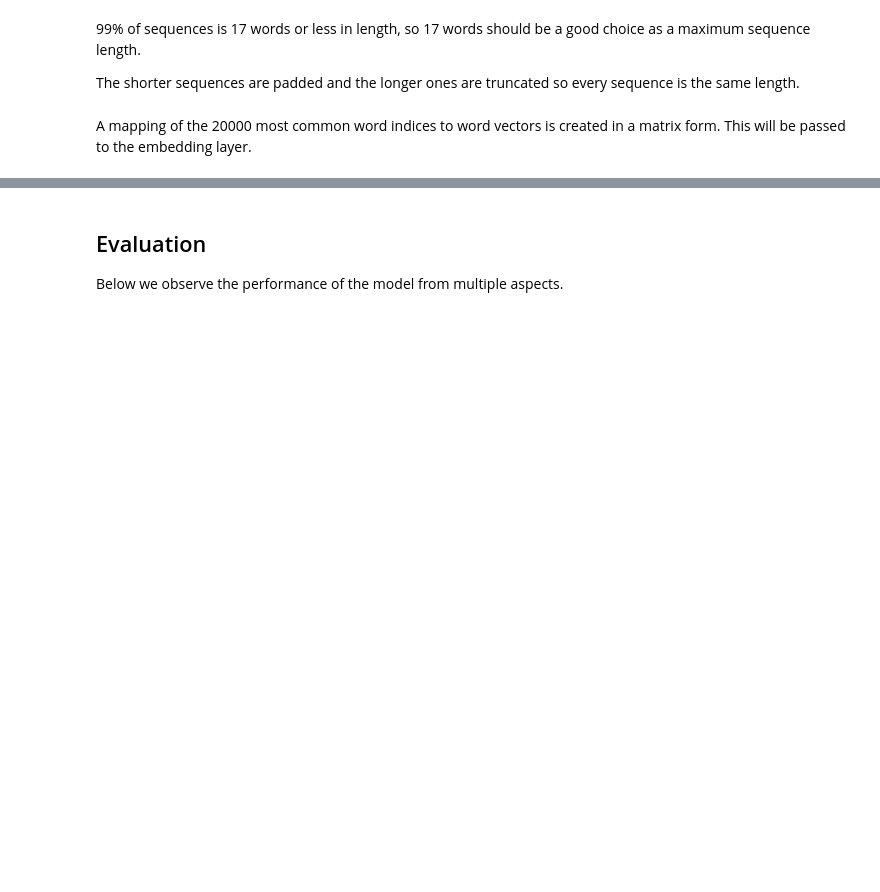
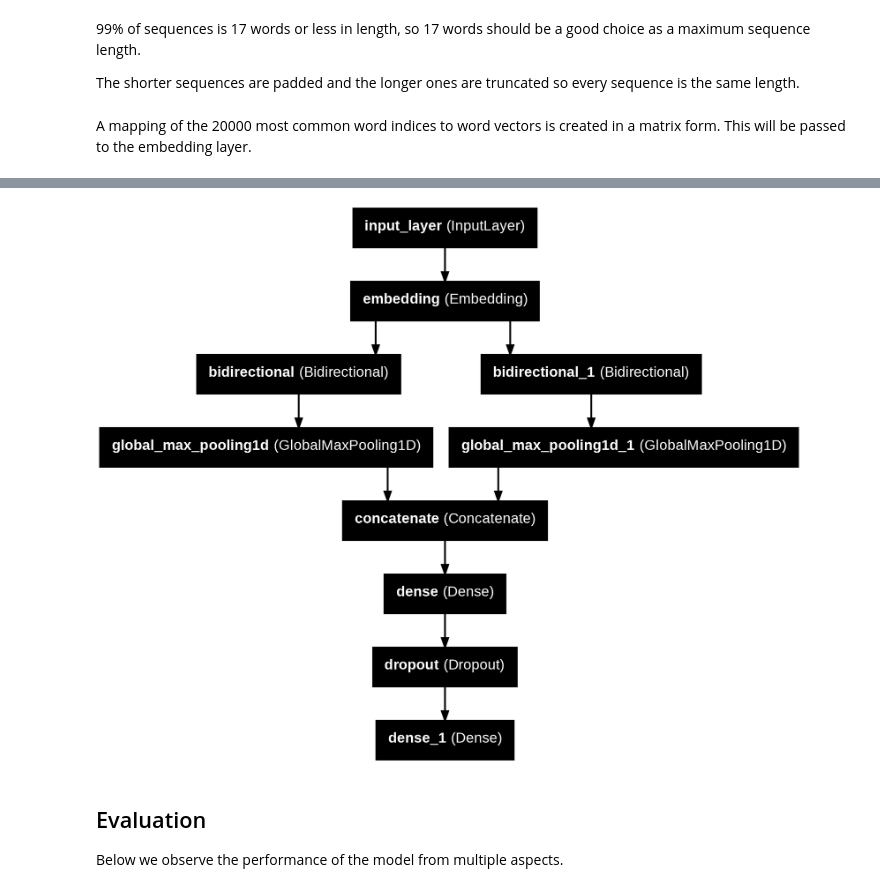
Before and after one commit to gb999/LuaLuaLua, a Jupyter notebook: LuaLuaLua.ipynb, the cells around one changed output, grey strips where cells are left out. Saved outputs shown, nothing was run; the diff lists cells and outputs as text; code cells hidden in the pictures; blank space fills up the shorter version.

Commit message:
Ran gru-lstm model with best hyperparams. Added model diagram.

```diff
--- a/LuaLuaLua.ipynb
+++ b/LuaLuaLua.ipynb
@@ -382,3 +408,19 @@ Epoch 40/40
+# %%
+from tensorflow.keras.models import load_model
+from tensorflow.keras.utils import plot_model
+# Load the best model after training
+model = load_model('best_stacked_model.keras', custom_objects={"precision": precision_metric, "recall": recall_metric})
+
+plot_model(model, to_file='model_diagram.png', show_shapes=False, show_layer_names=True)
+# Accessing metrics properly
+precision = history_stacked.history['precision']
+recall = history_stacked.history['recall']
+accuracy = history_stacked.history['accuracy']
+# show model diagram
+from IPython.display import Image
+Image(filename='model_diagram.png')
+# %% [output]
+[figure, added]
 # %% [markdown]
 ## Evaluation
 Below we observe the performance of the model from multiple aspects.
```
Also changed, not shown: parts of 19 cells of this notebook.
